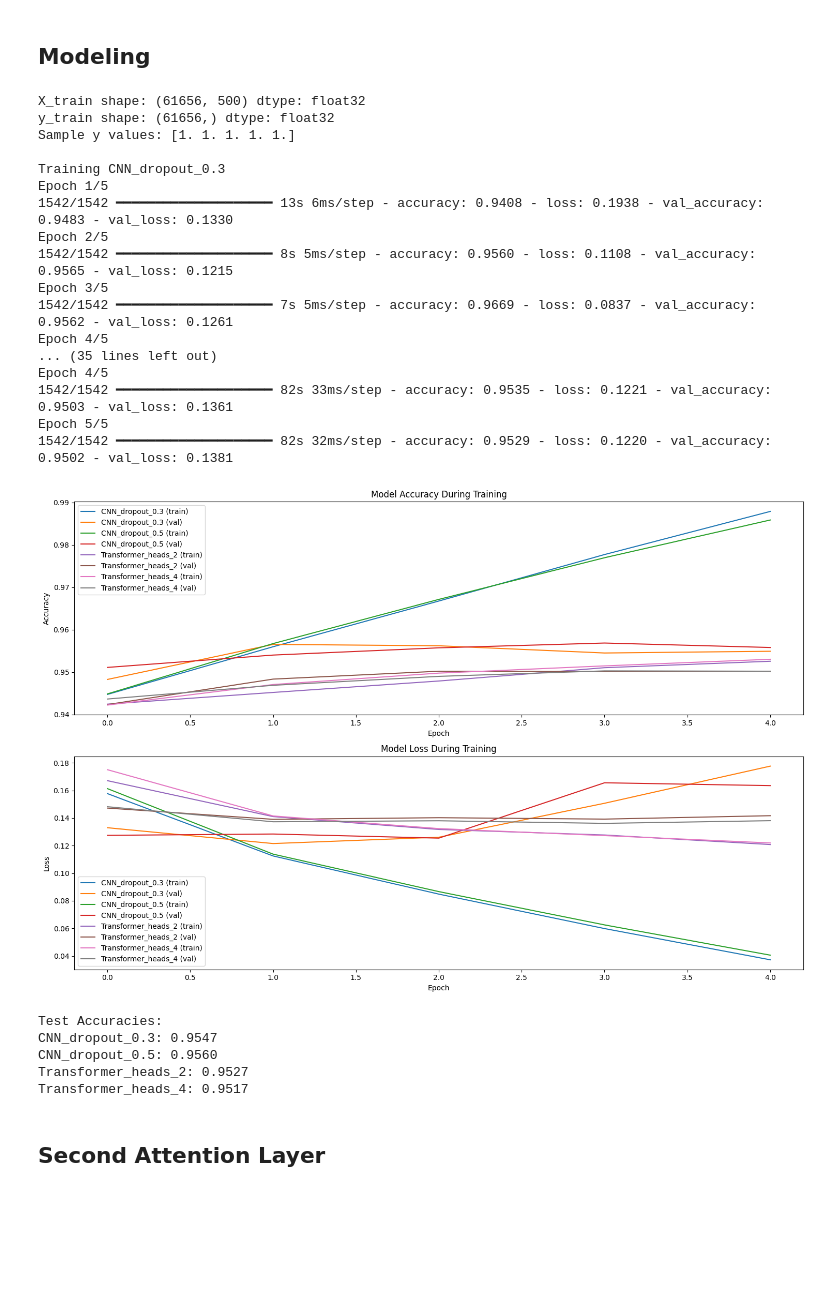
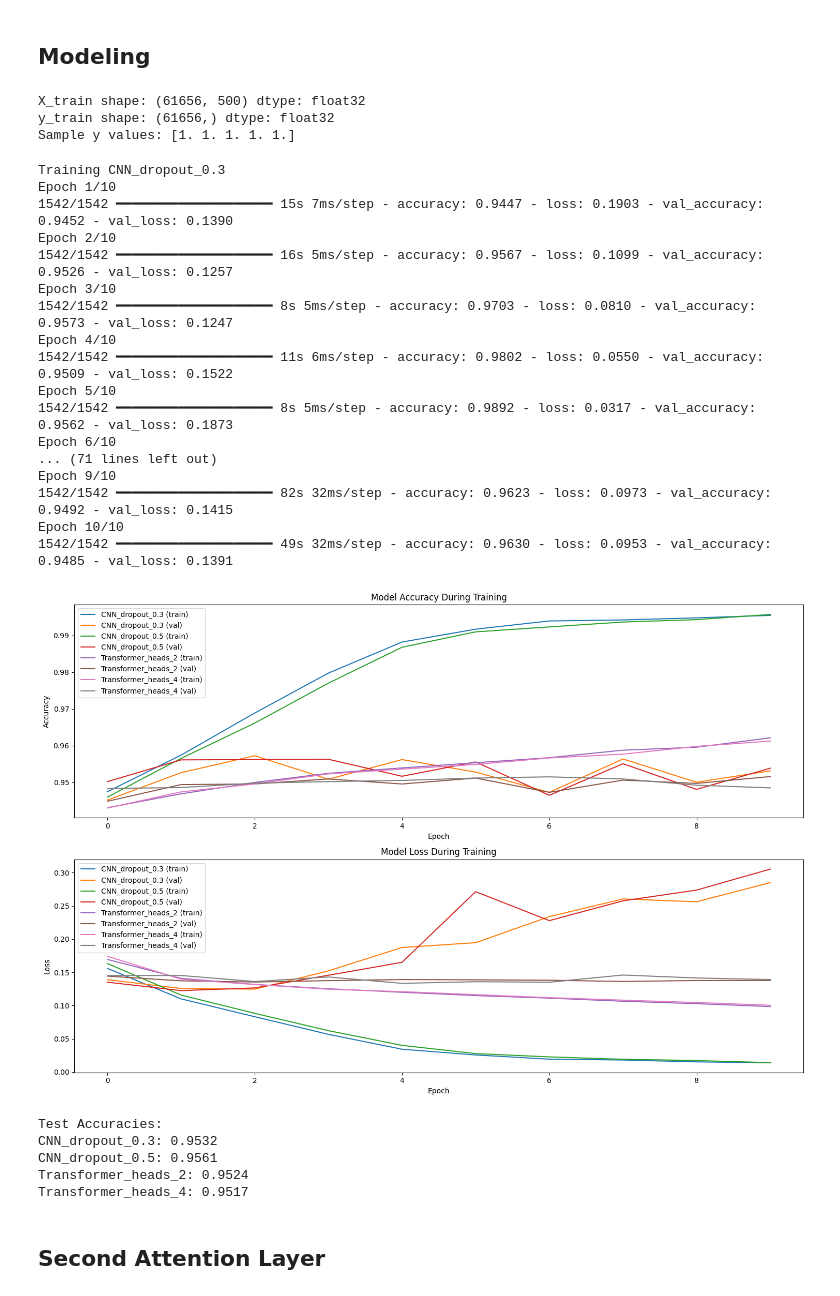
Before and after one commit to CloudMelanie/ml_lab7, a Jupyter notebook: main.ipynb, the cells around one changed output. Drawn from its saved outputs; the diff is of its cells as text; code cells hidden in the pictures; blank space fills up the shorter version.

Commit message:
Just finished running epoch of 10

```diff
--- a/main.ipynb
+++ b/main.ipynb
@@ -245,7 +242,7 @@ for name, model in models.items():
 
     history = model.fit(
         X_train, y_train,
-        epochs=5,
+        epochs=10,
         batch_size=32,
         validation_split=0.2,
         verbose=1
@@ -261,53 +258,56 @@ plt.figure(figsize=(15, 10))
 plt.subplot(2, 1, 1)
 for name, history in histories.items():
     plt.plot(history['accuracy'], label=f'{name} (train)')
     plt.plot(history['val_accuracy'], label=f'{name} (val)')
 plt.title('Model Accuracy During Training')
 plt.ylabel('Accuracy')
 plt.xlabel('Epoch')
 plt.legend()
 
 # Plot training loss
 plt.subplot(2, 1, 2)
 for name, history in histories.items():
     plt.plot(history['loss'], label=f'{name} (train)')
     plt.plot(history['val_loss'], label=f'{name} (val)')
 plt.title('Model Loss During Training')
 plt.ylabel('Loss')
 plt.xlabel('Epoch')
 plt.legend()
 
 plt.tight_layout()
 plt.show()
 
 # Print final test accuracies
 print("\nTest Accuracies:")
 for name, accuracy in results.items():
     print(f"{name}: {accuracy:.4f}")
 # %% [output]
 X_train shape: (61656, 500) dtype: float32
 y_train shape: (61656,) dtype: float32
 Sample y values: [1. 1. 1. 1. 1.]
-
-Training CNN_dropout_0.3
-Epoch 1/5
-1542/1542 ━━━━━━━━━━━━━━━━━━━━ 13s 6ms/step - accuracy: 0.9408 - loss: 0.1938 - val_accuracy: 0.9483 - val_loss: 0.1330
-Epoch 2/5
-1542/1542 ━━━━━━━━━━━━━━━━━━━━ 8s 5ms/step - accuracy: 0.9560 - loss: 0.1108 - val_accuracy: 0.9565 - val_loss: 0.1215
-Epoch 3/5
-1542/1542 ━━━━━━━━━━━━━━━━━━━━ 7s 5ms/step - accuracy: 0.9669 - loss: 0.0837 - val_accuracy: 0.9562 - val_loss: 0.1261
-Epoch 4/5
-... (35 lines left out)
-Epoch 4/5
-1542/1542 ━━━━━━━━━━━━━━━━━━━━ 82s 33ms/step - accuracy: 0.9535 - loss: 0.1221 - val_accuracy: 0.9503 - val_loss: 0.1361
-Epoch 5/5
-1542/1542 ━━━━━━━━━━━━━━━━━━━━ 82s 32ms/step - accuracy: 0.9529 - loss: 0.1220 - val_accuracy: 0.9502 - val_loss: 0.1381
+Training CNN_dropout_0.3
+Epoch 1/10
+1542/1542 ━━━━━━━━━━━━━━━━━━━━ 15s 7ms/step - accuracy: 0.9447 - loss: 0.1903 - val_accuracy: 0.9452 - val_loss: 0.1390
+Epoch 2/10
+1542/1542 ━━━━━━━━━━━━━━━━━━━━ 16s 5ms/step - accuracy: 0.9567 - loss: 0.1099 - val_accuracy: 0.9526 - val_loss: 0.1257
+Epoch 3/10
+1542/1542 ━━━━━━━━━━━━━━━━━━━━ 8s 5ms/step - accuracy: 0.9703 - loss: 0.0810 - val_accuracy: 0.9573 - val_loss: 0.1247
+Epoch 4/10
+1542/1542 ━━━━━━━━━━━━━━━━━━━━ 11s 6ms/step - accuracy: 0.9802 - loss: 0.0550 - val_accuracy: 0.9509 - val_loss: 0.1522
+Epoch 5/10
+1542/1542 ━━━━━━━━━━━━━━━━━━━━ 8s 5ms/step - accuracy: 0.9892 - loss: 0.0317 - val_accuracy: 0.9562 - val_loss: 0.1873
+Epoch 6/10
+... (71 lines left out)
+Epoch 9/10
+1542/1542 ━━━━━━━━━━━━━━━━━━━━ 82s 32ms/step - accuracy: 0.9623 - loss: 0.0973 - val_accuracy: 0.9492 - val_loss: 0.1415
+Epoch 10/10
+1542/1542 ━━━━━━━━━━━━━━━━━━━━ 49s 32ms/step - accuracy: 0.9630 - loss: 0.0953 - val_accuracy: 0.9485 - val_loss: 0.1391
-[figure, old version]
+[figure, new version]
-Test Accuracies:
-CNN_dropout_0.3: 0.9547
-CNN_dropout_0.5: 0.9560
-Transformer_heads_2: 0.9527
-Transformer_heads_4: 0.9517
+Test Accuracies:
+CNN_dropout_0.3: 0.9532
+CNN_dropout_0.5: 0.9561
+Transformer_heads_2: 0.9524
+Transformer_heads_4: 0.9517
 # %% [markdown]
 ## Second Attention Layer
 # %%
```
Also changed, not shown: parts of 4 cells of this notebook.
